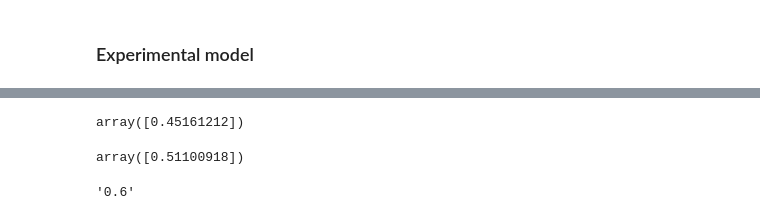
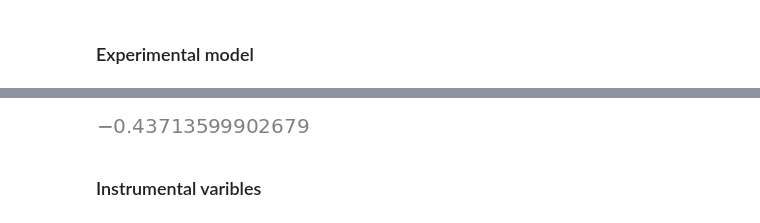
Before and after one commit to PacktPublishing/Causal-Inference-and-Discovery-in-Python, a Jupyter notebook: Chapter_06.ipynb, the cells around one changed output, grey strips where cells are left out. Cells and saved outputs as stored; diff of their text form; code cells hidden in the pictures.

```diff
--- a/Chapter_06.ipynb
+++ b/Chapter_06.ipynb
@@ -540,36 +368,19 @@ estimate.value
 # %%
-# Compute expected output
-
-# Model P(Z|X)
+# Model E(Z|X)
 lr_zx = LinearRegression()
 lr_zx.fit(
-    X=df['X'].values.reshape(-1, 1),
-    y=df['Z']
+    X=gps_obs.reshape(-1, 1),
+    y=hippocampus_obs
 )
 
-# Model P(Y|X, Z)P(X)
-lr_yz = LinearRegression()
-lr_yz.fit(
-    X=df[['Z', 'X']],
-    y=df['Y']
+# Model E(Y|X, Z)E(X)
+lr_yxz = LinearRegression()
+lr_yxz.fit(
+    X=np.array([gps_obs,hippocampus_obs]).T,
+    y=memory_obs
 )
 
 # Compute the expected causal effect
-lr_zx.coef_ * lr_yz.coef_[0]
-
-# Out[13] array([0.45161212])
+lr_zx.coef_[0] * lr_yxz.coef_[1]
 # %% [output]
-array([0.45161212])
+[figure, added]
-# %%
-# Sanity check -> compute naive estimate
-lr_naive = LinearRegression()
-lr_naive.fit(
-    X=df['X'].values.reshape(-1, 1),
-    y=df['Y']
-)
-
-lr_naive.coef_
-
-# Out[14] array([0.51100918])
-# %% [output]
-array([0.51100918])
@@ -578,4 +387,2 @@ import dowhy
-# %%
-dowhy.__version__
-# %% [output]
-'0.6'
+# %% [markdown]
+### Instrumental varibles
```
Also changed, not shown: parts of 32 cells of this notebook, 3 other files.
